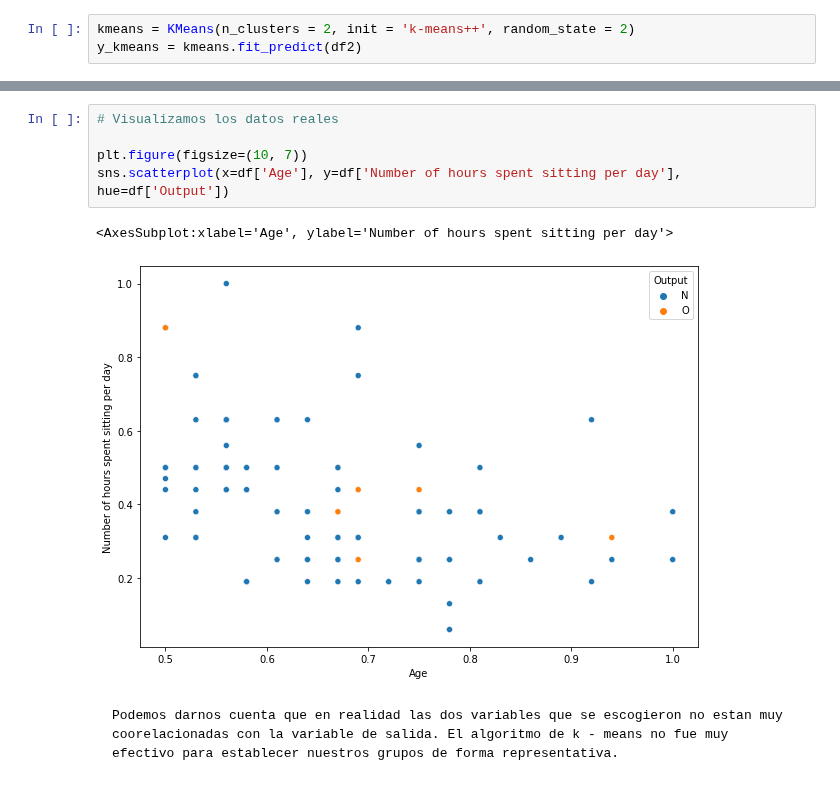
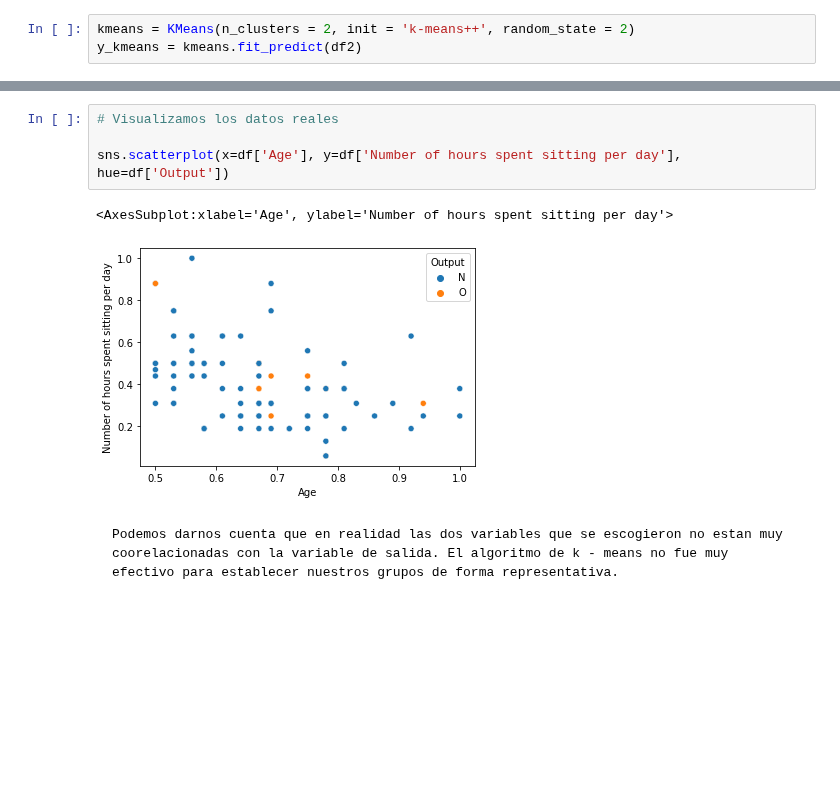
Before and after one commit to iantimhenry/Proyecto_Machine_Learning_2, a Jupyter notebook: Proyecto_Machine_Learning_2-main/Proyecto 2.1.ipynb, the cells around one changed output, grey strips where cells are left out. Cells and saved outputs as stored; diff of their text form; blank space fills up the shorter version.

```diff
--- a/Proyecto_Machine_Learning_2-main/Proyecto 2.1.ipynb
+++ b/Proyecto_Machine_Learning_2-main/Proyecto 2.1.ipynb
@@ -94,10 +92,9 @@ plt.show()
 # %%
 # Visualizamos los datos reales
 
-plt.figure(figsize=(10, 7))
 sns.scatterplot(x=df['Age'], y=df['Number of hours spent sitting per day'], hue=df['Output'])
 # %% [output]
 <AxesSubplot:xlabel='Age', ylabel='Number of hours spent sitting per day'>
-[figure, old version]
+[figure, new version]
 # %% [markdown]
     Podemos darnos cuenta que en realidad las dos variables que se escogieron no estan muy coorelacionadas con la variable de salida. El algoritmo de k - means no fue muy efectivo para establecer nuestros grupos de forma representativa.
```
Also changed, not shown: parts of 13 cells of this notebook.
